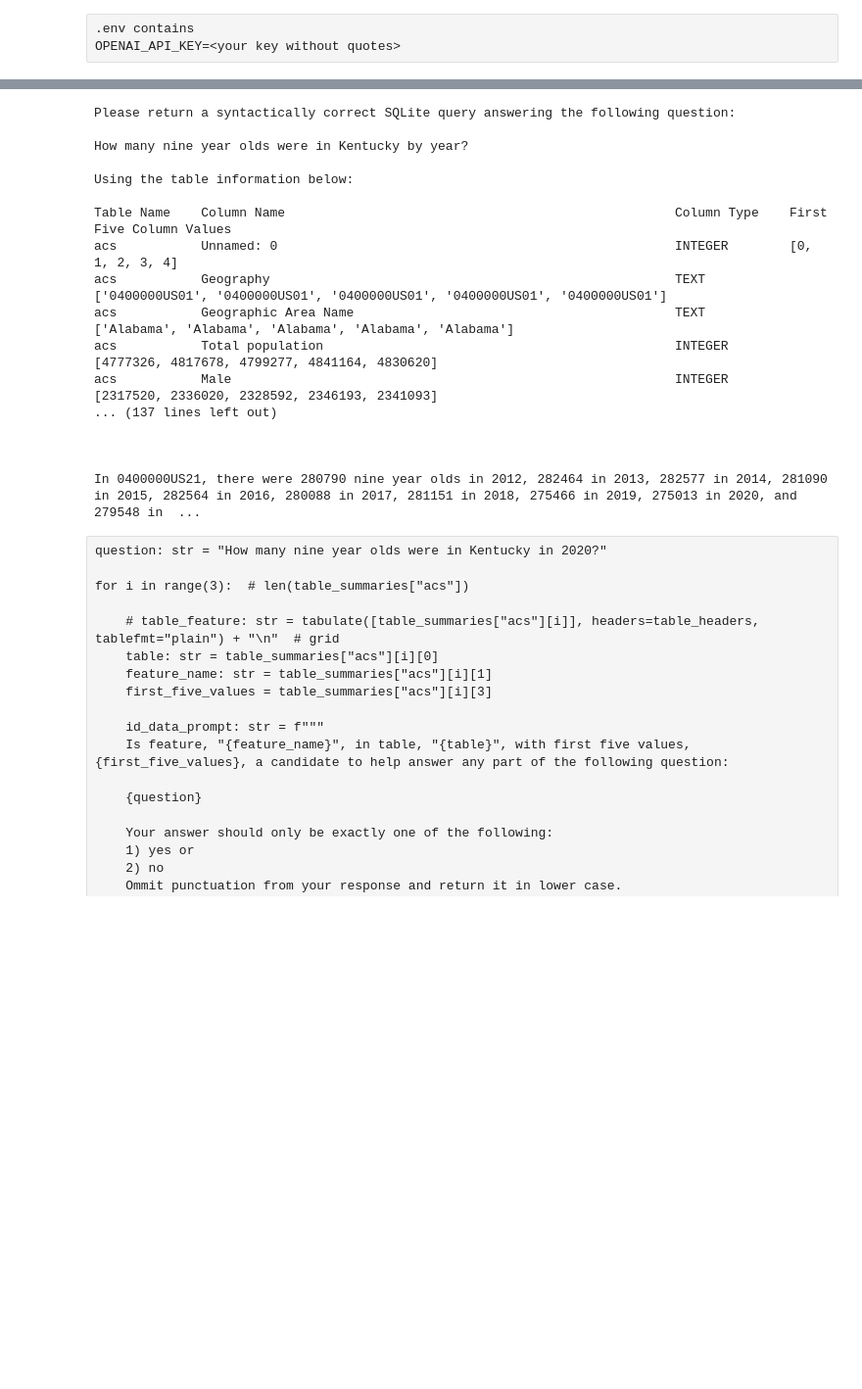
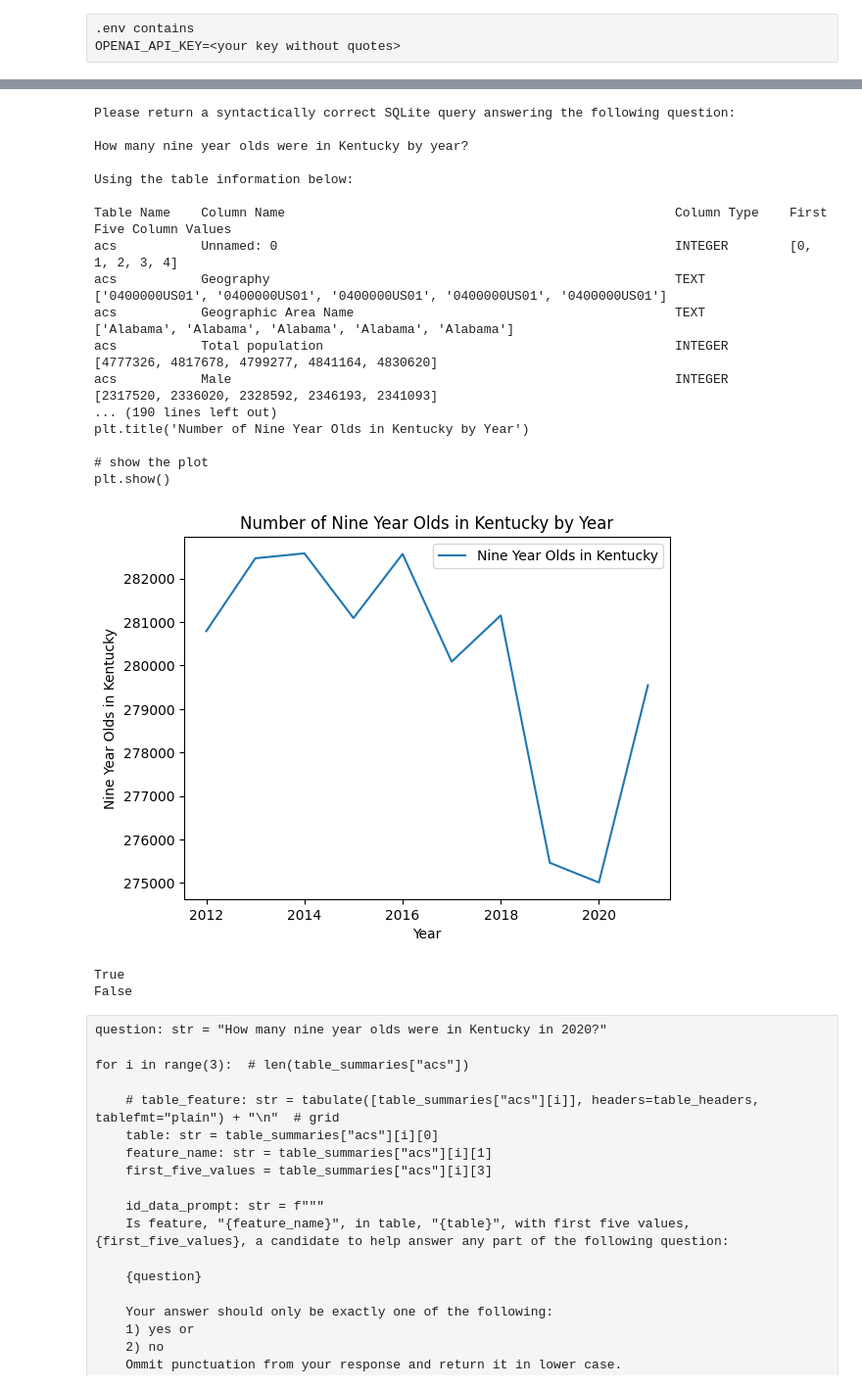
Before and after one commit to xie1027/GenAI_Insights, a Jupyter notebook: david_langchain.ipynb, the cells around one changed output, grey strips where cells are left out. Shown at 98% size. Cells and saved outputs as stored; diff of their text form; code cells hidden in the pictures; blank space fills up the shorter version.

Commit message:
Cleaned up plot class

```diff
--- a/david_langchain.ipynb
+++ b/david_langchain.ipynb
@@ -159,22 +158,20 @@ It was generated by this SQL query:
         self.cleaned_result = llm(self.clean_up_result_prompt)
 # %%
 class PythonPlotCode:
-    def __init__(self, df_name: str, df_temp: pd.DataFrame, df_text: str, question: str, sql: str) -> None:
-        self.df_name = df_name
-        self.df_temp = df_temp
-        self.df_text = df_text
+    def __init__(self, df_result: pd.DataFrame, df_text: str, question: str, sql: str) -> None:
+        self.df_result: pd.DataFrame = df_result
+        self.df_text: str = df_text
         self.question: str = question
         self.sql: str = sql
+        self.df_name: str = "self.df_result"
         self.prompt: str = f"""
-Please return syntactically correct Python code to plot Pandas DataFrame named:
-
-{self.df_name}
-
-Containing the following data:
+Please return Python code to plot Pandas DataFrame {self.df_name}, containing this:
 
 {self.df_text}
 
-This data answers this question:
+The code should not create a new data frame but use the existing Pandas DataFrame, {self.df_name}.
+
+The data answers this question:
 
 {self.question}
 
@@ -185,4 +182,11 @@ Which was generated by this SQL query:
         self.python_code: str = llm(self.prompt)
 
     def plot(self):
-        exec(self.python_code)
+        self.more_than_one_data_point: bool = sum(self.df_result.shape) > 2
+        self.plot_code_error: bool | str = False
+        try:
+            # Plot if there is more than one data point
+            if self.more_than_one_data_point:
+                exec(self.python_code)
+        except Exception as e:
+            self.plot_code_error = f"Error in Python plot code: {e}"
@@ -347,28 +318,43 @@ There are 275,013 people in the state of Kentucky who are between the ages of 5
 # %%
 # Question 2
 question: str = "How many nine year olds were in Kentucky by year?"
-Answer = AnswerGenerator(question, table_text, cursor, conn)
+Answer = AnswerGenerator(question, table_text, conn)
 Answer.answer_question()
 print(Answer.sql_prompt)
 print(Answer.sql)
 print(Answer.df_text)
 print(Answer.clean_up_result_prompt)
 print(Answer.cleaned_result)
+
+PlotCode = PythonPlotCode(
+    df_result=Answer.df_result,
+    df_text=Answer.df_text,
+    question=Answer.question,
+    sql=Answer.sql,
+)
+print(PlotCode.prompt)
+print(PlotCode.python_code)
+PlotCode.plot()
+print(PlotCode.more_than_one_data_point)
+print(PlotCode.plot_code_error)
 # %% [output]
 Please return a syntactically correct SQLite query answering the following question:
 
 How many nine year olds were in Kentucky by year?
 
 Using the table information below:
 
 Table Name    Column Name                                                   Column Type    First Five Column Values
 acs           Unnamed: 0                                                    INTEGER        [0, 1, 2, 3, 4]
 acs           Geography                                                     TEXT           ['0400000US01', '0400000US01', '0400000US01', '0400000US01', '0400000US01']
 acs           Geographic Area Name                                          TEXT           ['Alabama', 'Alabama', 'Alabama', 'Alabama', 'Alabama']
 acs           Total population                                              INTEGER        [4777326, 4817678, 4799277, 4841164, 4830620]
 acs           Male                                                          INTEGER        [2317520, 2336020, 2328592, 2346193, 2341093]
-... (137 lines left out)
+... (190 lines left out)
+plt.title('Number of Nine Year Olds in Kentucky by Year')
 
-
-
-In 0400000US21, there were 280790 nine year olds in 2012, 282464 in 2013, 282577 in 2014, 281090 in 2015, 282564 in 2016, 280088 in 2017, 281151 in 2018, 275466 in 2019, 275013 in 2020, and 279548 in  ...
+# show the plot
+plt.show()
+[figure, added]
+True
+False
```
Also changed, not shown: parts of 8 cells of this notebook.
